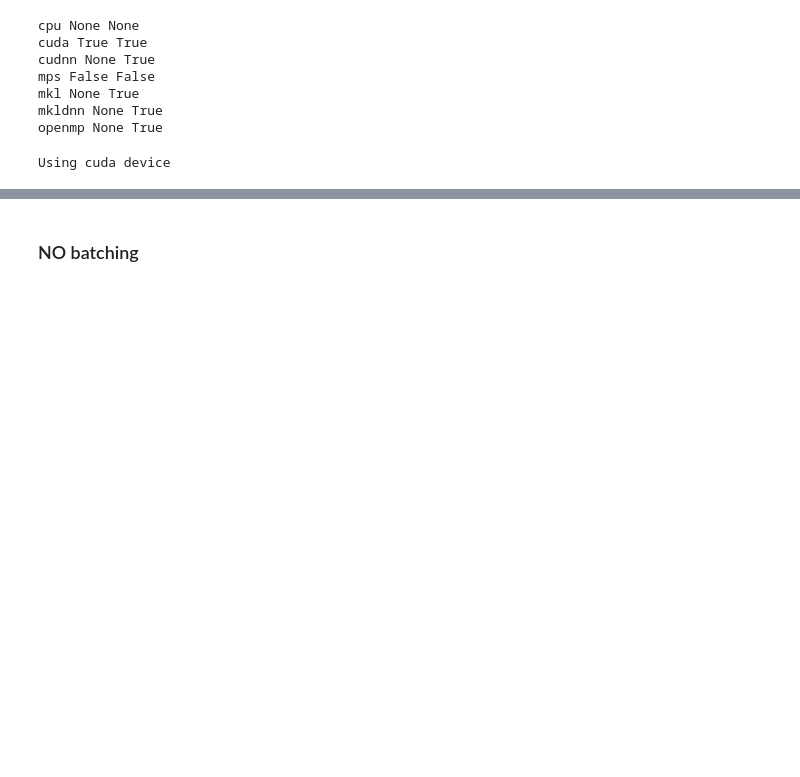
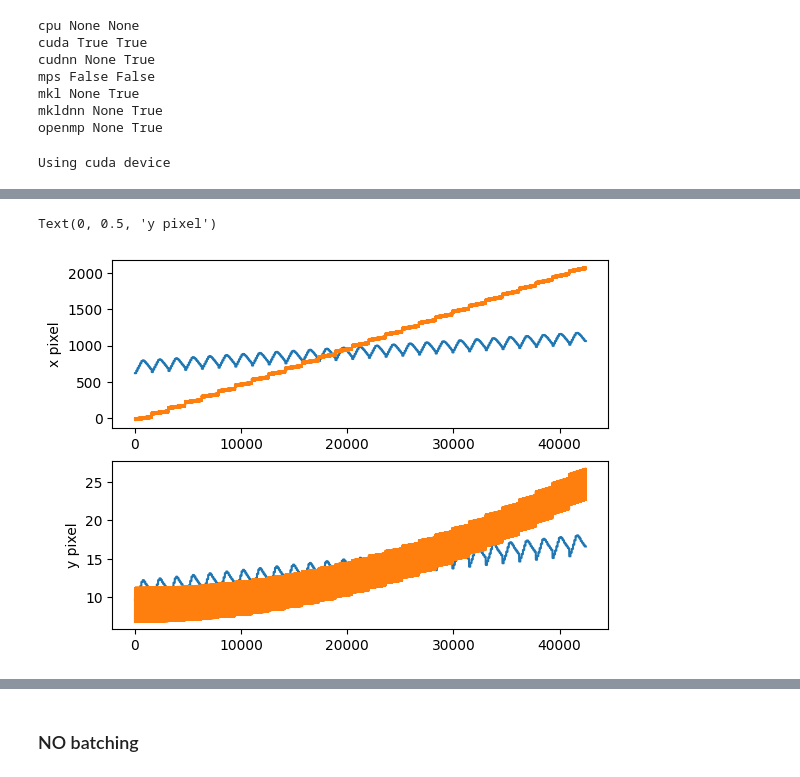
Before and after one commit to eteq/m31_jwst_2609, a Jupyter notebook: content/fast_wcs_interp_experimentation.ipynb, the cells around one changed output, grey strips where cells are left out. Drawn from its saved outputs; the diff is of its cells as text; code cells hidden in the pictures; blank space fills up the shorter version.

```diff
--- a/content/fast_wcs_interp_experimentation.ipynb
+++ b/content/fast_wcs_interp_experimentation.ipynb
@@ -732,0 +745,4 @@ xfit.shape, yfit.shape, xfit.size
+# %%
+rng = np.random.default_rng(42)
+rng.bit_generator.advance(7)
+rng.normal()
@@ -766,0 +842,29 @@ Using cuda device
+# %%
+params = 'lambda,velocity,raoff,decoff'.split(',')
+lptp = np.ptp(phoenix_lowres.spectral_axis)
+lmin = np.min(phoenix_lowres.spectral_axis)
+def ptrans(urand): # 4 x batch size
+    l = lptp*urand[0] + lmin
+    v = (urand[1]*2000. - 1000.) << u.km/u.s
+    ro = (urand[2]*2 - 1) << u.arcsec
+    do = (urand[3]*2 - 1) << u.arcsec
+    return l,v,ro,do
+
+base_sc = SkyCoord(slit.source_ra<<u.deg, slit.source_dec<<u.deg)
+def make_batch(rng, batch_size):
+    l, v, ro, do = ptrans(rng.random(size=(len(params), batch_size)))
+
+    zp1 = v/constants.c + 1
+    l0 = l*zp1
+
+    sc = base_sc.spherical_offsets_by(ro, do)
+
+    outs = slit.meta.wcs.world_to_pixel(sc, l0)
+    ins = np.array([l.value, v.value, ro.value, do.value])
+
+    return ins, outs
+# %%
+rng = np.random.default_rng(42)
+
+ins, (xo, yo) = make_batch(rng, 128)
+ins.shape, xo.shape, yo.shape
@@ -766,0 +930,14 @@ Using cuda device
+# %%
+pred = nnmodel(X_test).cpu().detach().numpy()
+
+gif, (ax1, ax2) = plt.subplots(2, 1)
+ax1.plot(pred[:, 0])
+ax1.plot(xm0.ravel())
+ax1.set_ylabel('x pixel')
+
+ax2.plot(pred[:, 1])
+ax2.plot(ym0.ravel())
+ax2.set_ylabel('y pixel')
+# %% [output]
+Text(0, 0.5, 'y pixel')
+[figure, added]
```
Also changed, not shown: parts of 50 cells of this notebook.
